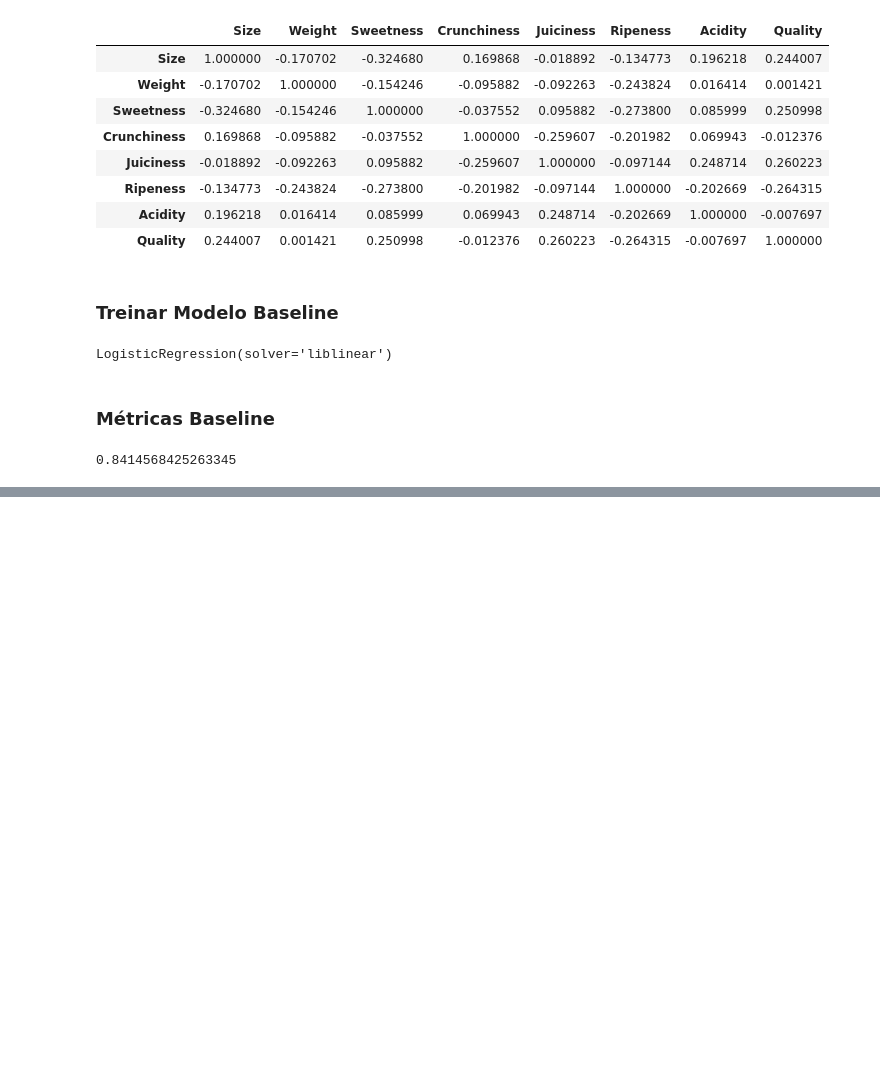
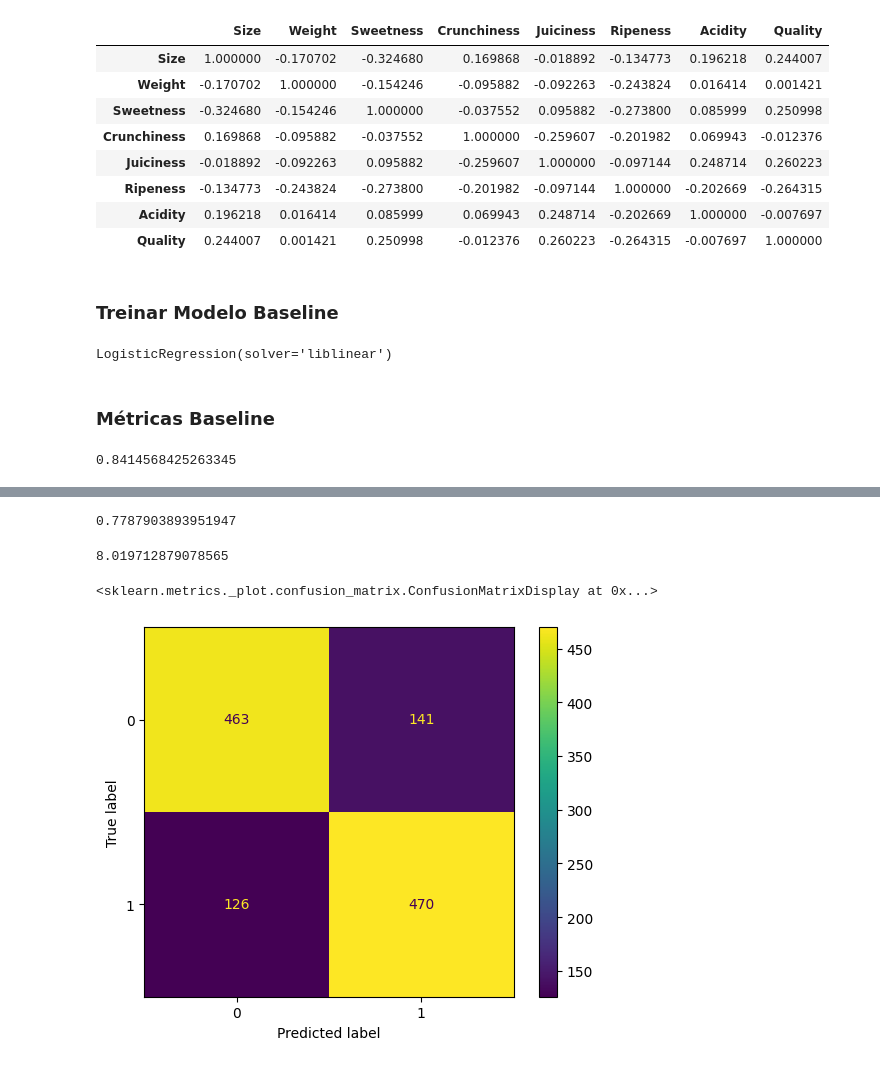
Before and after one commit to Diegopbetti/classificacao_regressao_logica, a Jupyter notebook: classificacao_qualidade_frutas.ipynb, the cells around one changed output, grey strips where cells are left out. Drawn from its saved outputs; the diff is of its cells as text; code cells hidden in the pictures; blank space fills up the shorter version.

Commit message:
Treina o modelo com F1 Score, BCE e Matriz de Confusão

```diff
--- a/classificacao_qualidade_frutas.ipynb
+++ b/classificacao_qualidade_frutas.ipynb
@@ -191,0 +209,19 @@ fig.show()
+# %%
+# F1 Score é uma média harmônica entre Precisão e Recall
+f1_score_baseline = f1_score(y_test, y_pred)
+f1_score_baseline
+# %% [output]
+0.7787903893951947
+# %%
+# Apresentar BCE (Binary Cross Entropy) - Log Loss
+log_loss(y_test, y_pred)
+# %% [output]
+8.019712879078565
+# %%
+# Mostrar Matriz de Confusão
+confusion_matrix_modelo = confusion_matrix(y_test, y_pred)
+disp = ConfusionMatrixDisplay(confusion_matrix_modelo)
+disp.plot()
+# %% [output]
+<sklearn.metrics._plot.confusion_matrix.ConfusionMatrixDisplay at 0x...>
+[figure, added]
```
Also changed, not shown: parts of 1 cell of this notebook.
